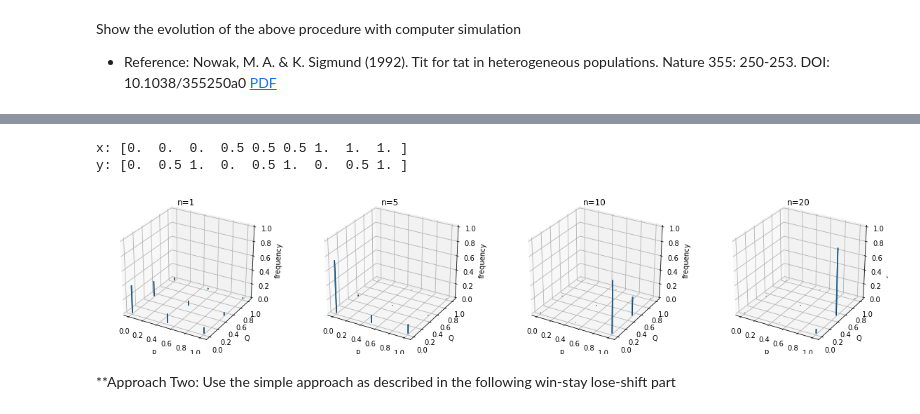
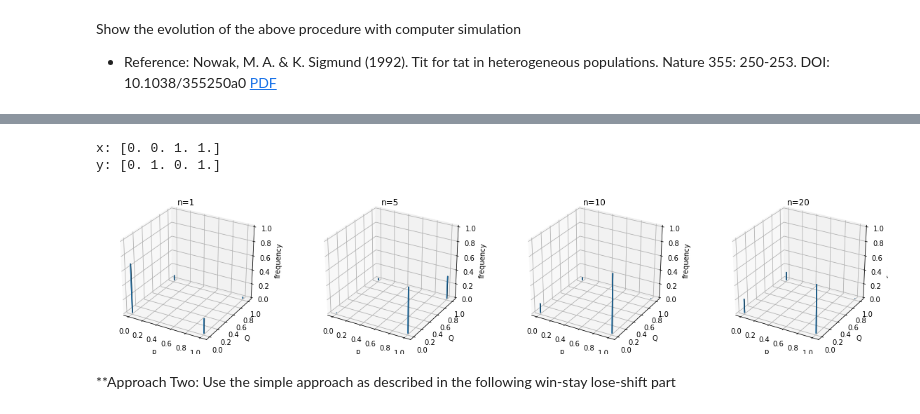
Before and after one commit to kcuii/evolutionary-dynamics, a Jupyter notebook: jw_demo.ipynb, the cells around one changed output, grey strips where cells are left out. Drawn from its saved outputs; the diff is of its cells as text; code cells hidden in the pictures.

Commit message:
update with P, Q plot over time

```diff
--- a/jw_demo.ipynb
+++ b/jw_demo.ipynb
@@ -164,10 +166,12 @@ np.set_printoptions(precision=3, suppress=True)
 # create payoff matrix
 
 R, S, T, P = 3, 0, 5, 1 # Reward, Suck, Temptation, Punishment
-M = 3
+
+M = 2
 N = M*M # total strategies in total
 
-proba_list = np.linspace(0.001, .999, M)
+proba_list = np.linspace(0.00001, .99999, M)
+print(proba_list)
 
 debug = 0
 # debug = 1
@@ -214,14 +218,5 @@ def compute_payoff_between_i_and_j(i, j): # both i and j are in the range of (0,
 payoff_matrix = np.zeros((N, N))
 
 for i in range(N):
-    if debug:
-        inspection = N-M # TFT. Payoff is different from what I expected - initial action is not considered?
-        inspection = 0 # ALLD
-        # inspection = N-1 # ALLC
-
-        if not i==inspection: continue
-
     for j in range(N):
-#         if debug and not j==inspection: continue
-
         payoff_matrix[i, j] = compute_payoff_between_i_and_j(i, j)
@@ -251,8 +238,10 @@ def f(x, t):
     dx = x*(payoff_vector - phi)
     return dx
 
-
-t = np.linspace(0, 300, 120)
+stop, cnt = 3*N, N-1
+if N<=30:
+    stop, cnt = 300, 99
+t = np.linspace(0, stop, cnt)
 x_init = np.ones(N)/N
 
 x_hist = odeint(f, x_init, t)
@@ -260,8 +249,9 @@ x_hist = odeint(f, x_init, t)
 print(f'max freq: {x_hist.max():.2f}    min freq: {x_hist.min():.2f}')
 print('x_hist.shape =', x_hist.shape)
 
-import pandas as pd
 
+df = pd.DataFrame(x_hist[:, :])
+df.plot(legend=False)
 
-pd.DataFrame(x_hist).round(2)[:30]
+pd.DataFrame(x_hist).round(2)[:10]
 # %% [output]
@@ -300,38 +292,41 @@ Text(0, 0.5, 'Average fitness over all strategies')
 # %%
 from mpl_toolkits.mplot3d import Axes3D
 
 x = y = np.linspace(0, 1, M)
 x_, y_ = np.meshgrid(x, y)
 x, y = x_.ravel(), y_.ravel()
 
 x, y = y, x # this is because meshgrid and my treatment of index are orthogonal
-print('x:', x)
-print('y:', y)
+print('x:', x[:10])
+print('y:', y[:10])
 
 fig = plt.figure(figsize=(20, 4))
 
+n_list = (1, 5, 10, 20)
 if M==10:
-    n_list = (40, 65, 67, 68, 75)
+    n_list = (1, 20, 55, 56, 75)
+if M==15:
+    n_list = (10, 200, 330, 342, 490)
 if M==3:
     n_list = (1, 5, 10, 20)
 
 for i in range(len(n_list)):
     n = n_list[i]
     z = x_hist[n, :]
 
     ax = fig.add_subplot(1, len(n_list), i+1, projection='3d')
     bottom = np.zeros_like(x)
     width = depth = .01
     ax.bar3d(x, y, bottom, width, depth, z)
     ax.set_xlabel('p')
     ax.set_ylabel('Q')
     ax.set_zlabel('frequency')
     plt.title(f'n={n}')
     ax.set_zlim(0, 1)
 # %% [output]
-x: [0.  0.  0.  0.5 0.5 0.5 1.  1.  1. ]
-y: [0.  0.5 1.  0.  0.5 1.  0.  0.5 1. ]
+x: [0. 0. 1. 1.]
+y: [0. 1. 0. 1.]
-[figure, old version]
+[figure, new version]
 # %%
 if 0: # plot 3D surface
     from mpl_toolkits import mplot3d
```
Also changed, not shown: parts of 8 cells of this notebook.
